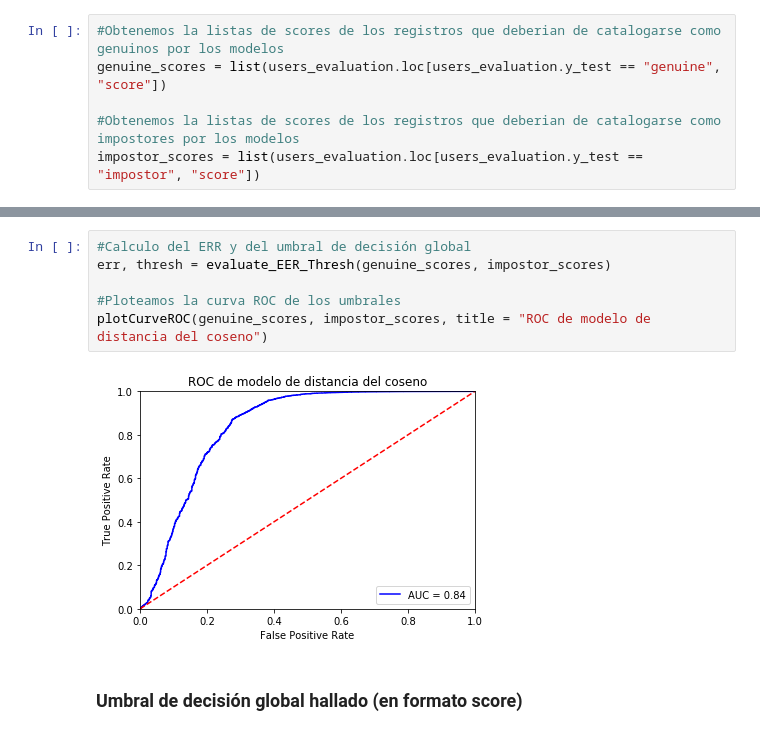
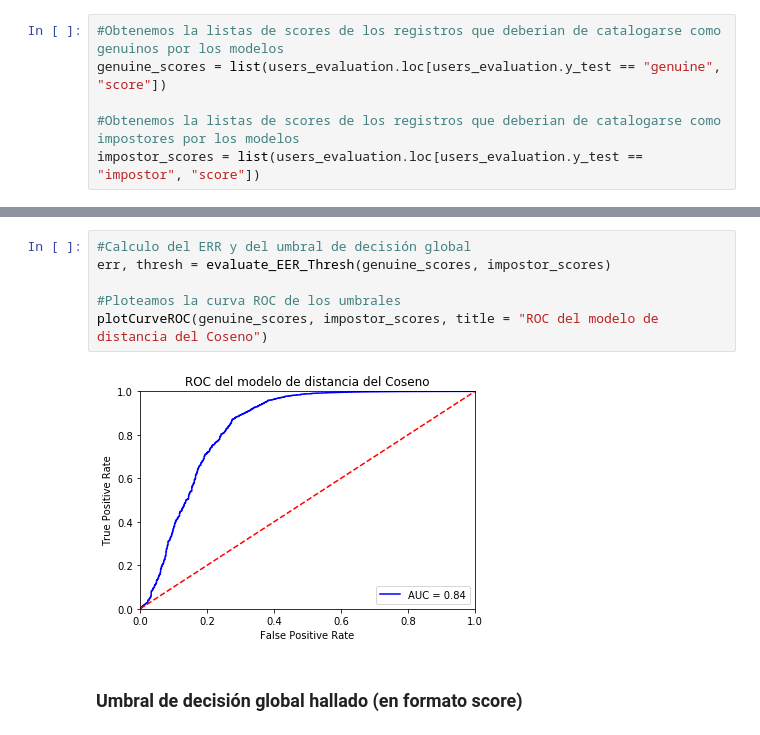
Before and after one commit to aronlo/tesis, a Jupyter notebook: cosine_distance_final_metodology.ipynb, the cells around one changed output, grey strips where cells are left out. Saved outputs shown, nothing was run; the diff lists cells and outputs as text.

```diff
--- a/cosine_distance_final_metodology.ipynb
+++ b/cosine_distance_final_metodology.ipynb
@@ -561,11 +561,11 @@ Buscamos el punto en donde los falsos negativos y los falsos positivos son igual
 # %%
 #Calculo del ERR y del umbral de decisión global
 err, thresh = evaluate_EER_Thresh(genuine_scores, impostor_scores)
 
 #Ploteamos la curva ROC de los umbrales
-plotCurveROC(genuine_scores, impostor_scores, title = "ROC de modelo de distancia del coseno")
+plotCurveROC(genuine_scores, impostor_scores, title = "ROC del modelo de distancia del Coseno")
 # %% [output]
-[figure, old version]
+[figure, new version]
 # %% [markdown]
 ### Umbral de decisión global hallado (en formato score)
 # %%
```
Also changed, not shown: parts of 3 cells of this notebook, 4 other files.
